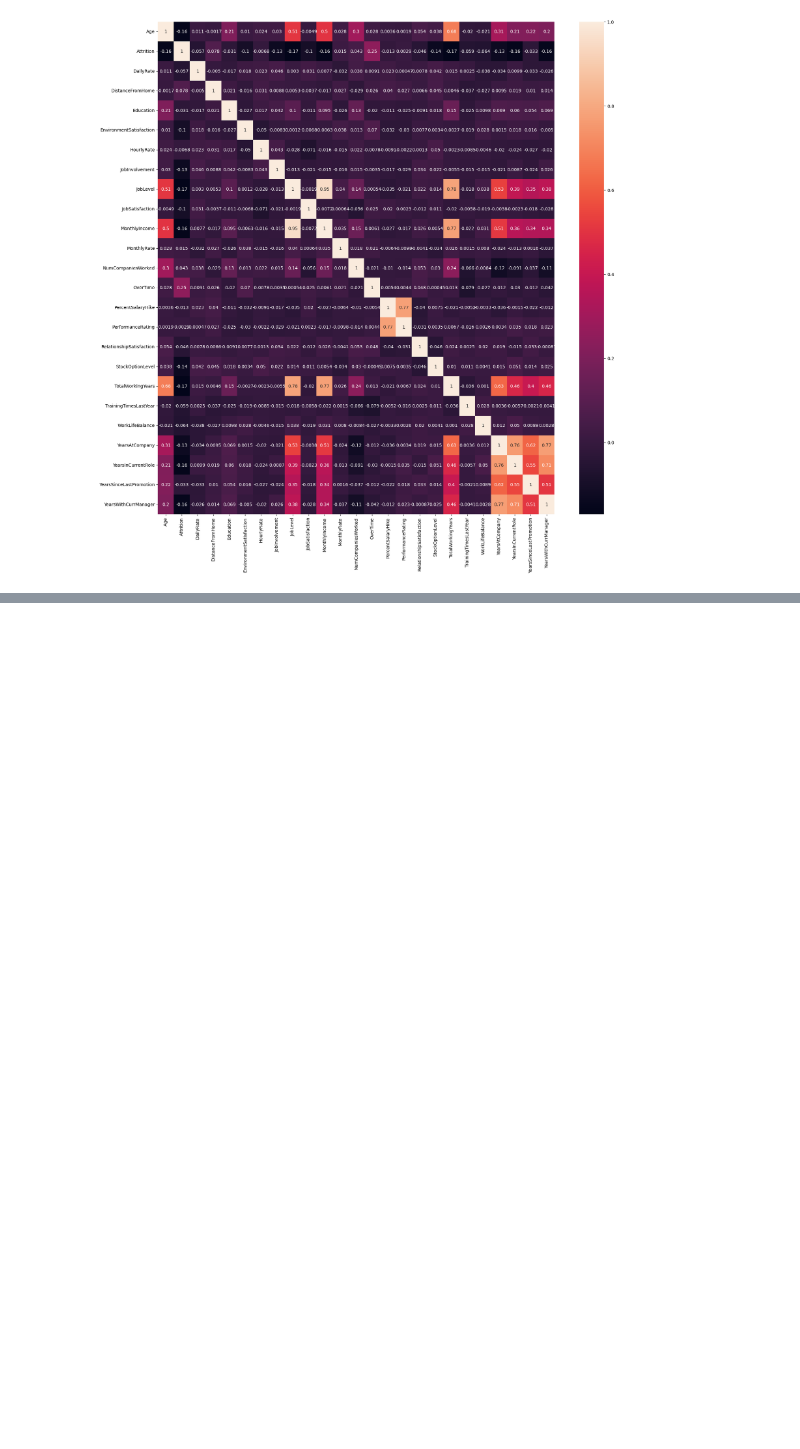
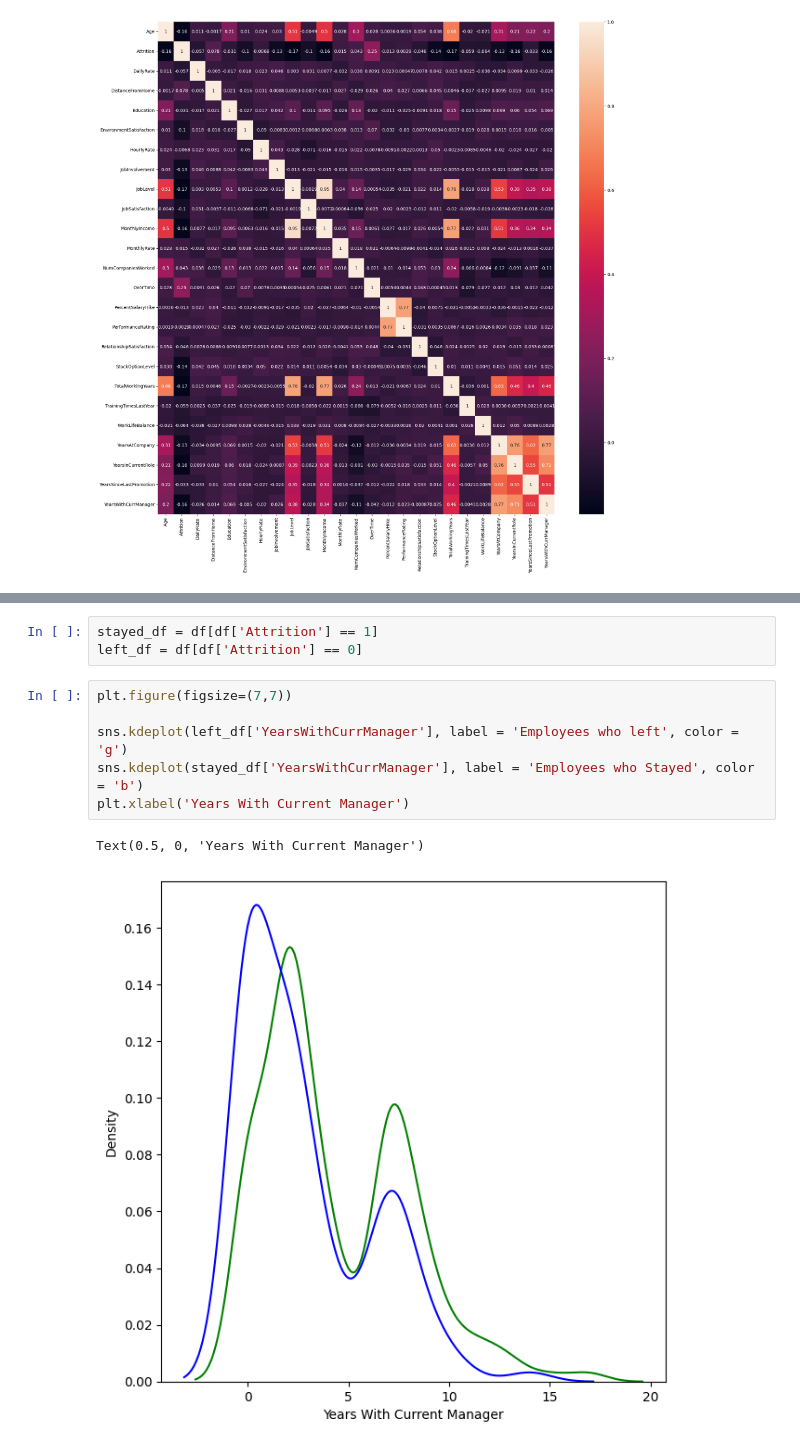
Before and after one commit to gorkemvci/DataScienceforBusiness, a Jupyter notebook: DataScienceforHR_dept.ipynb, the cells around one changed output, grey strips where cells are left out. Drawn from its saved outputs; the diff is of its cells as text; blank space fills up the shorter version.

```diff
--- a/DataScienceforHR_dept.ipynb
+++ b/DataScienceforHR_dept.ipynb
@@ -153,0 +152,12 @@ plt.show()
+# %%
+stayed_df = df[df['Attrition'] == 1]
+left_df = df[df['Attrition'] == 0]
+# %%
+plt.figure(figsize=(7,7))
+
+sns.kdeplot(left_df['YearsWithCurrManager'], label = 'Employees who left', color = 'g')
+sns.kdeplot(stayed_df['YearsWithCurrManager'], label = 'Employees who Stayed', color = 'b')
+plt.xlabel('Years With Current Manager')
+# %% [output]
+Text(0.5, 0, 'Years With Current Manager')
+[figure, added]
```
Also changed, not shown: parts of 25 cells of this notebook.
